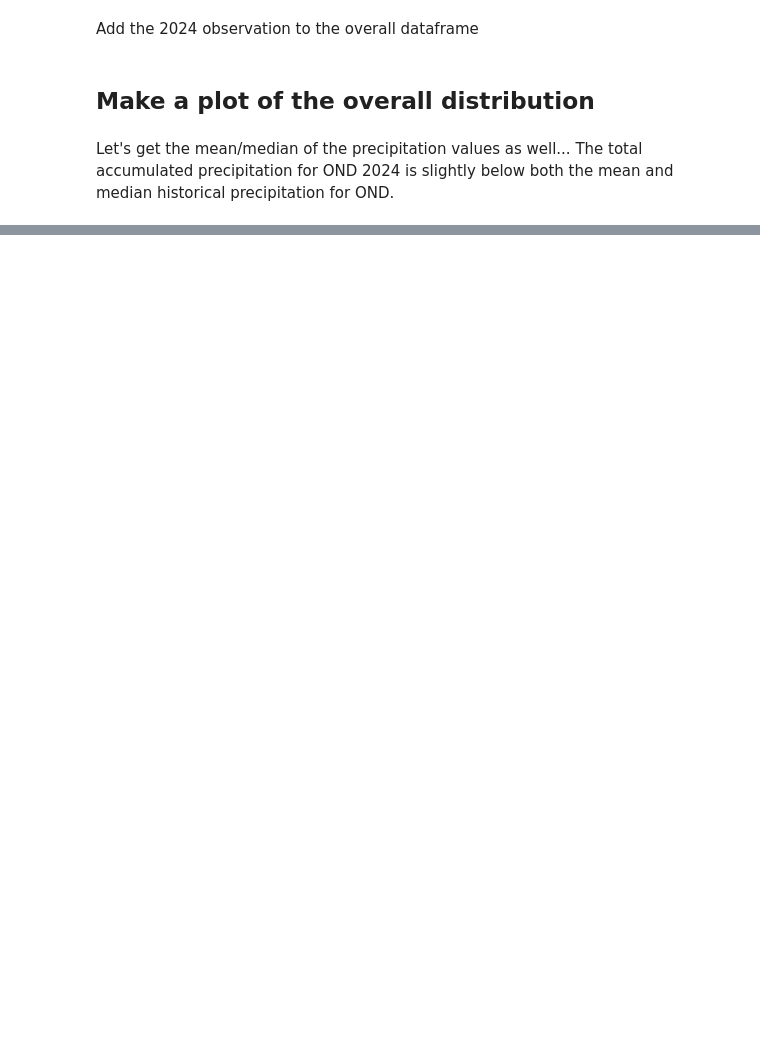
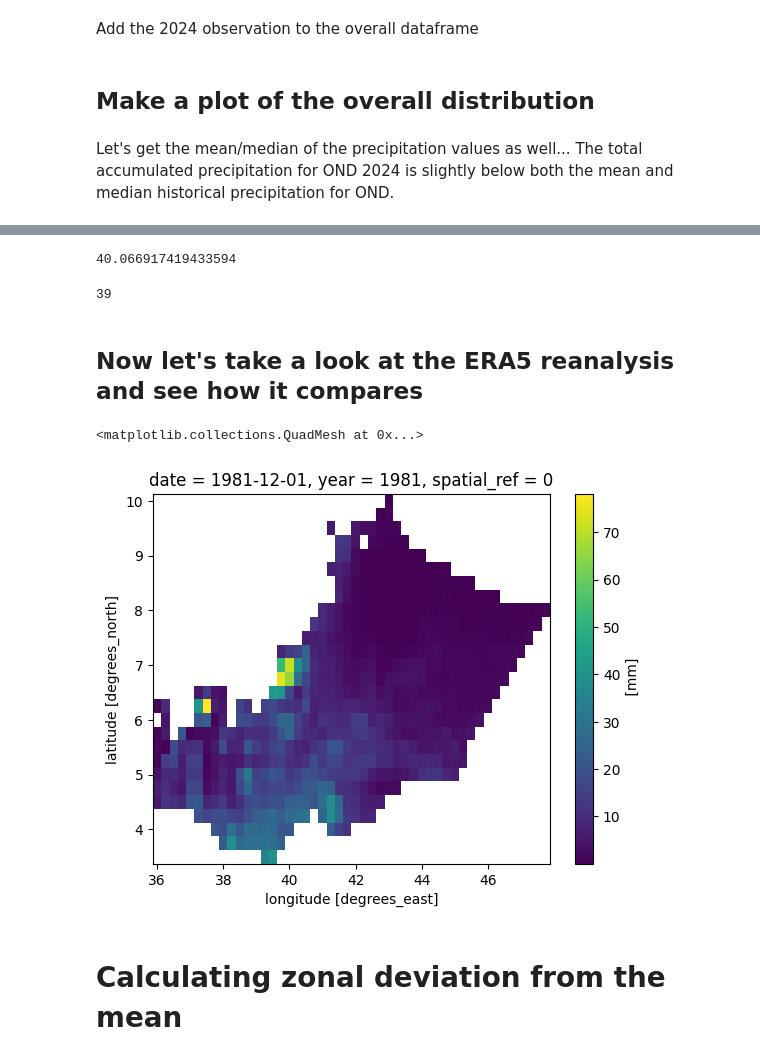
Before and after one commit to OCHA-DAP/ds-aa-eth-drought, a Jupyter notebook: analysis/02_0_historical_conditions_review.ipynb, the cells around one changed output, grey strips where cells are left out. Drawn from its saved outputs; the diff is of its cells as text; code cells hidden in the pictures; blank space fills up the shorter version.

Commit message:
Add ERA5 reanalysis

```diff
--- a/analysis/02_0_historical_conditions_review.ipynb
+++ b/analysis/02_0_historical_conditions_review.ipynb
@@ -31,7 +31,9 @@ DEV_BLOB_SAS = os.getenv("DSCI_AZ_SAS_DEV")
 DEV_BLOB_NAME = "imb0chd0dev"
 DEV_BLOB_URL = f"https://{DEV_BLOB_NAME}.blob.core.windows.net/"
 DEV_BLOB_PRJ_URL = DEV_BLOB_URL + "projects" + "?" + DEV_BLOB_SAS
+DEV_BLOB_GLB_URL = DEV_BLOB_URL + "raster" + "?" + DEV_BLOB_SAS
 dev_prj_container_client = ContainerClient.from_container_url(DEV_BLOB_PRJ_URL)
+dev_rst_container_client = ContainerClient.from_container_url(DEV_BLOB_GLB_URL)
 # %% [markdown]
 Load in ETH CODS
 # %%
@@ -264,0 +263,10 @@ df.total_ond_precip.median()
+# %%
+df_seas5.mean_ond_precip.median()
+# %% [output]
+40.066917419433594
+# %%
+precip_2024
+# %% [output]
+39
+# %% [markdown]
+## Now let's take a look at the ERA5 reanalysis and see how it compares
@@ -264,0 +284,42 @@ df.total_ond_precip.median()
+# %%
+minx, miny, maxx, maxy = gdf_sel.total_bounds
+
+das_tp = []
+
+# Total days in the month, given month
+days_in_month = {10: 31, 11: 30, 12: 31}
+
+for blob_name in tqdm.tqdm(blob_names):
+
+    cog_url = (
+        f"https://{DEV_BLOB_NAME}.blob.core.windows.net/raster/"
+        f"{blob_name}?{DEV_BLOB_SAS}"
+    )
+
+    date_in = blob_name[-14:-4]
+    year = int(date_in[:4])
+    month = int(date_in[5:7])
+    days = days_in_month[month]
+    date_in = pd.to_datetime(date_in)
+
+    da_in = rxr.open_rasterio(cog_url, masked=True, chunks={"x": 225, "y": 900})
+    da_in = da_in.sel(x=slice(minx, maxx), y=slice(maxy, miny))
+
+    da_in = da_in.squeeze(drop=True)
+    da_in["date"] = date_in
+    da_in["year"] = year
+    da_in = da_in.persist()
+
+    # Convert from m (daily) to mm (monthly)
+    da_tp = da_in * 1000 * 30
+    da_tp = da_tp.assign_attrs(units="mm")
+
+    das_tp.append(da_tp)
+
+ds_tp = xr.concat(das_tp, dim="date").rio.set_spatial_dims(x_dim="x", y_dim="y")
+ds_tp_clip = ds_tp.rio.clip(gdf_sel.geometry)
+# %%
+ds_tp_clip.sel({"date": "1981-12-01"}).plot()
+# %% [output]
+<matplotlib.collections.QuadMesh at 0x...>
+[figure, added]
@@ -264,0 +371,2 @@ df.total_ond_precip.median()
+# %% [markdown]
+# Calculating zonal deviation from the mean
```
Also changed, not shown: parts of 15 cells of this notebook.
